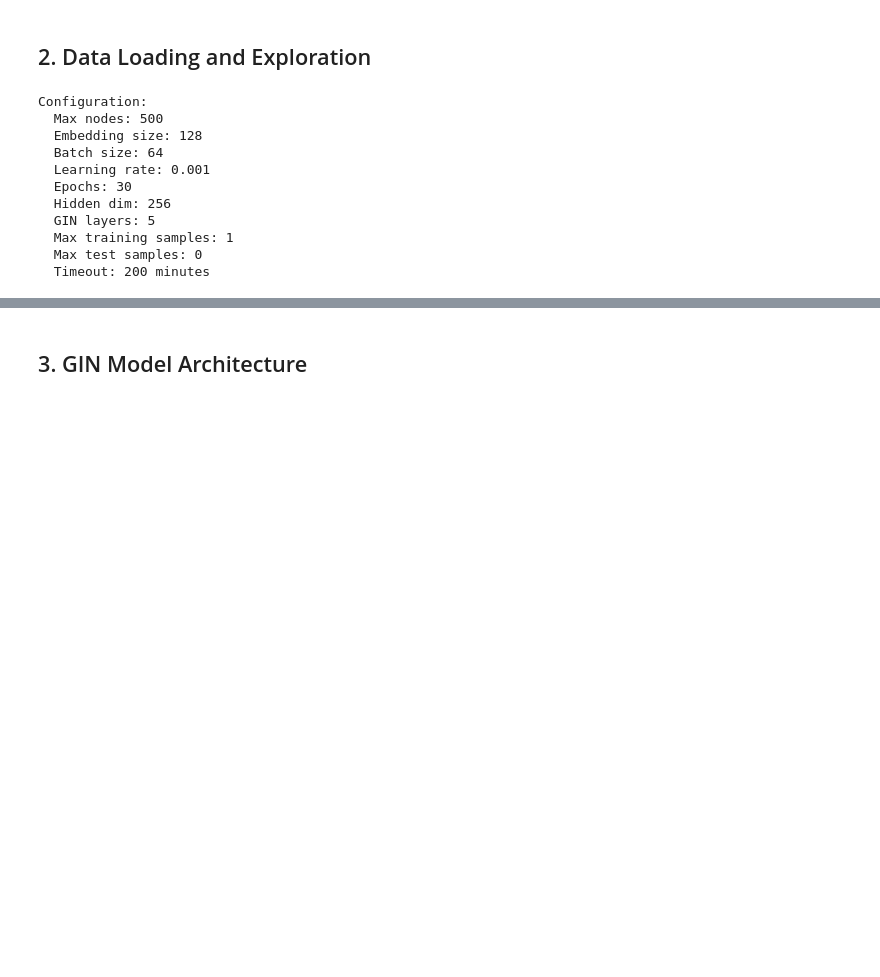
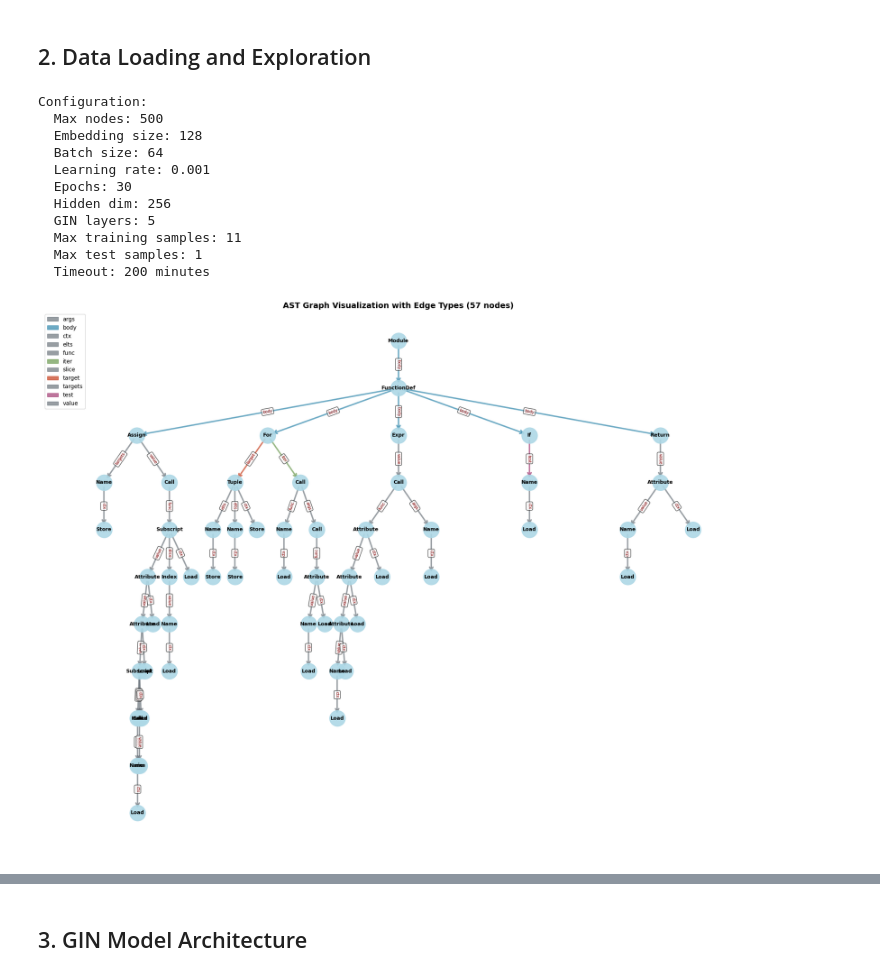
Before and after one commit to kyleenliao/Graph-based-Human-vs.-LLM-Code-Classifier, a Jupyter notebook: classifier-ablation-studies.ipynb, the cells around one changed output, grey strips where cells are left out. Cells and saved outputs as stored; diff of their text form; code cells hidden in the pictures; blank space fills up the shorter version.

```diff
--- a/classifier-ablation-studies.ipynb
+++ b/classifier-ablation-studies.ipynb
@@ -48,8 +48,8 @@ HIDDEN_DIM = 256
 NUM_LAYERS = 5
 
 # NEW: Optimization parameters
-MAX_SAMPLES_TRAIN = 1  # Limit training samples (None = all)
-MAX_SAMPLES_TEST = 0   # Limit test samples (None = all)
+MAX_SAMPLES_TRAIN = 11  # Limit training samples (None = all)
+MAX_SAMPLES_TEST = 1 # Limit test samples (None = all)
 TIMEOUT_MINUTES = 200      # Stop processing after 10 minutes
 
 print("Configuration:")
@@ -72,6 +72,6 @@ Configuration:
   Epochs: 30
   Hidden dim: 256
   GIN layers: 5
-  Max training samples: 1
-  Max test samples: 0
+  Max training samples: 11
+  Max test samples: 1
   Timeout: 200 minutes
@@ -78,3 +80,14 @@ Configuration:
+# %%
+#To proceed with ablation studies, you can select these options (simplified ast and edge embeddings) for the Python Code Processor and pass it into the Code Graph Dataset!
+
+sample_code="def add_instance_to_database(model: str, _commit: bool = True, **kwargs) -> int:\n    instance = globals()['rio'].models.__dict__[model]()\n    for key, value in kwargs.items():\n        setattr(instance, key, value)\n    rio.db.session.add(instance)\n    if _commit:\n        rio.db.session.commit()\n    return instance.id"
+
+sample_processor = PythonCodeProcessor(embedding_size=128,max_nodes=1000, **ablation_settings)
+def verify_ablation_visually():
+    sample_processor.visualize_graph(sample_code, max_nodes_display=100, output_file=None)
+verify_ablation_visually()
+# %% [output]
+[figure, added]
 # %%
 # Load datasets with limits and timeout
 print("\n" + "="*70)
```
Also changed, not shown: parts of 15 cells of this notebook, 7 other files.
